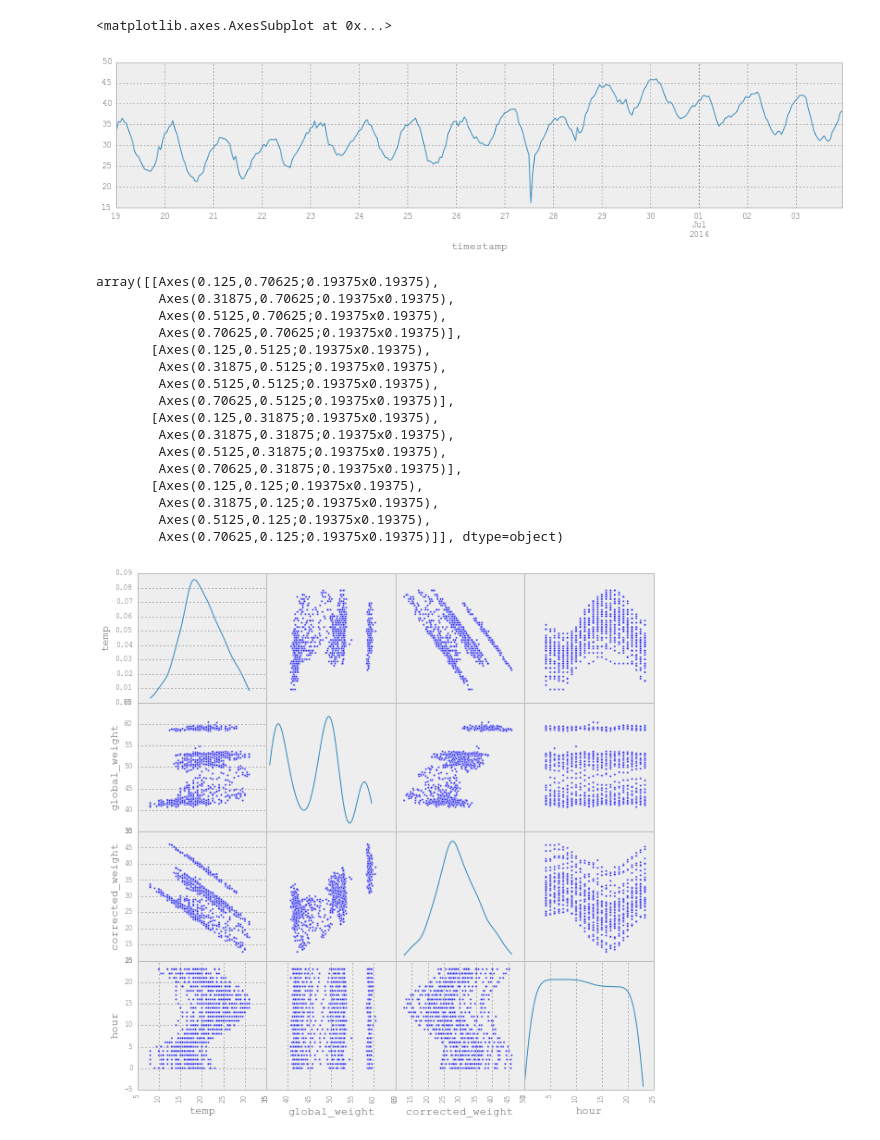
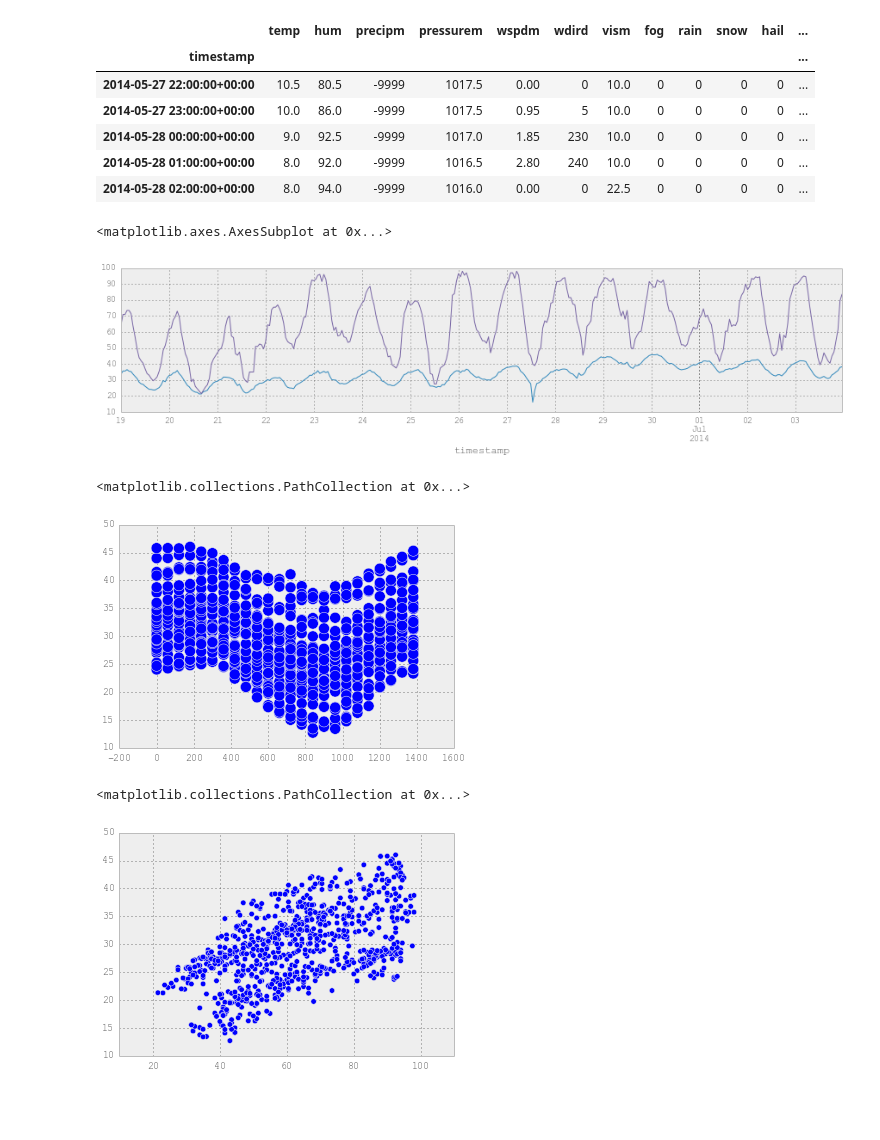
Before and after one commit to mathieue/openbeelab, a Jupyter notebook: ipython/get-all-data-and-merge.ipynb, the cells around one changed output. Drawn from its saved outputs; the diff is of its cells as text; code cells hidden in the pictures; blank space fills up the shorter version.

```diff
--- a/ipython/get-all-data-and-merge.ipynb
+++ b/ipython/get-all-data-and-merge.ipynb
@@ -18,33 +18,36 @@ lamine = lamine.resample('1H', how='mean')
 meteobdx = meteobdx.resample('1H', how='mean')
 # %%
 all = pd.merge(meteobdx, lamine,  right_index=True, left_index=True)
+all.head()
+# %% [output]
+|  | temp | hum | precipm | pressurem | wspdm | wdird | vism | fog | rain | snow | hail | ... |
+| timestamp |  |  |  |  |  |  |  |  |  |  |  | ... |
+| 2014-05-27 22:00:00+00:00 | 10.5 | 80.5 | -9999 | 1017.5 | 0.00 | 0 | 10.0 | 0 | 0 | 0 | 0 | ... |
+| 2014-05-27 23:00:00+00:00 | 10.0 | 86.0 | -9999 | 1017.5 | 0.95 | 5 | 10.0 | 0 | 0 | 0 | 0 | ... |
+| 2014-05-28 00:00:00+00:00 | 9.0 | 92.5 | -9999 | 1017.0 | 1.85 | 230 | 10.0 | 0 | 0 | 0 | 0 | ... |
+| 2014-05-28 01:00:00+00:00 | 8.0 | 92.0 | -9999 | 1016.5 | 2.80 | 240 | 10.0 | 0 | 0 | 0 | 0 | ... |
+| 2014-05-28 02:00:00+00:00 | 8.0 | 94.0 | -9999 | 1016.0 | 0.00 | 0 | 22.5 | 0 | 0 | 0 | 0 | ... |
 # %%
-all["corrected_weight"] = all.apply(lambda x: x[1] - x[0], axis=1)
-all["time-copy"] = all.index
+all["corrected_weight"] = all.apply(lambda x: x[13] - x[0], axis=1)
+all['time-copy'] = all.index
 all["hour"] = all.apply(lambda x: x['time-copy'].hour, axis=1)
+all["hour-minute"] = all.apply(lambda x: x['time-copy'].hour * 60  + x['time-copy'].minute, axis=1)
 # %%
 all['2014-06-19':'2014-07-03']["corrected_weight"].plot(figsize=(15, 3))
+all['2014-06-19':'2014-07-03']["hum"].plot(figsize=(15, 3))
 # %% [output]
 <matplotlib.axes.AxesSubplot at 0x...>
-[figure, old version]
+[figure, new version]
 # %%
-from pandas.tools.plotting import scatter_matrix
-scatter_matrix(all, alpha=0.8, figsize=(10, 10), diagonal='kde')
+# from pandas.tools.plotting import scatter_matrix
+# scatter_matrix(all, alpha=0.8, figsize=(10, 10), diagonal='kde')
+plt.scatter(all['hour-minute'], all['corrected_weight'], s=120)
 # %% [output]
-array([[Axes(0.125,0.70625;0.19375x0.19375),
-        Axes(0.31875,0.70625;0.19375x0.19375),
-        Axes(0.5125,0.70625;0.19375x0.19375),
-        Axes(0.70625,0.70625;0.19375x0.19375)],
-       [Axes(0.125,0.5125;0.19375x0.19375),
-        Axes(0.31875,0.5125;0.19375x0.19375),
-        Axes(0.5125,0.5125;0.19375x0.19375),
-        Axes(0.70625,0.5125;0.19375x0.19375)],
-       [Axes(0.125,0.31875;0.19375x0.19375),
-        Axes(0.31875,0.31875;0.19375x0.19375),
-        Axes(0.5125,0.31875;0.19375x0.19375),
-        Axes(0.70625,0.31875;0.19375x0.19375)],
-       [Axes(0.125,0.125;0.19375x0.19375),
-        Axes(0.31875,0.125;0.19375x0.19375),
-        Axes(0.5125,0.125;0.19375x0.19375),
-        Axes(0.70625,0.125;0.19375x0.19375)]], dtype=object)
+<matplotlib.collections.PathCollection at 0x...>
-[figure, old version]
+[figure, new version]
+# %%
+plt.figure()
+plt.scatter(all['2014-06-01':'2014-07-04']['hum'],all['2014-06-01':'2014-07-04']['corrected_weight'], s=30)
+# %% [output]
+<matplotlib.collections.PathCollection at 0x...>
+[figure, added]
```
Also changed, not shown: parts of 7 cells of this notebook.
